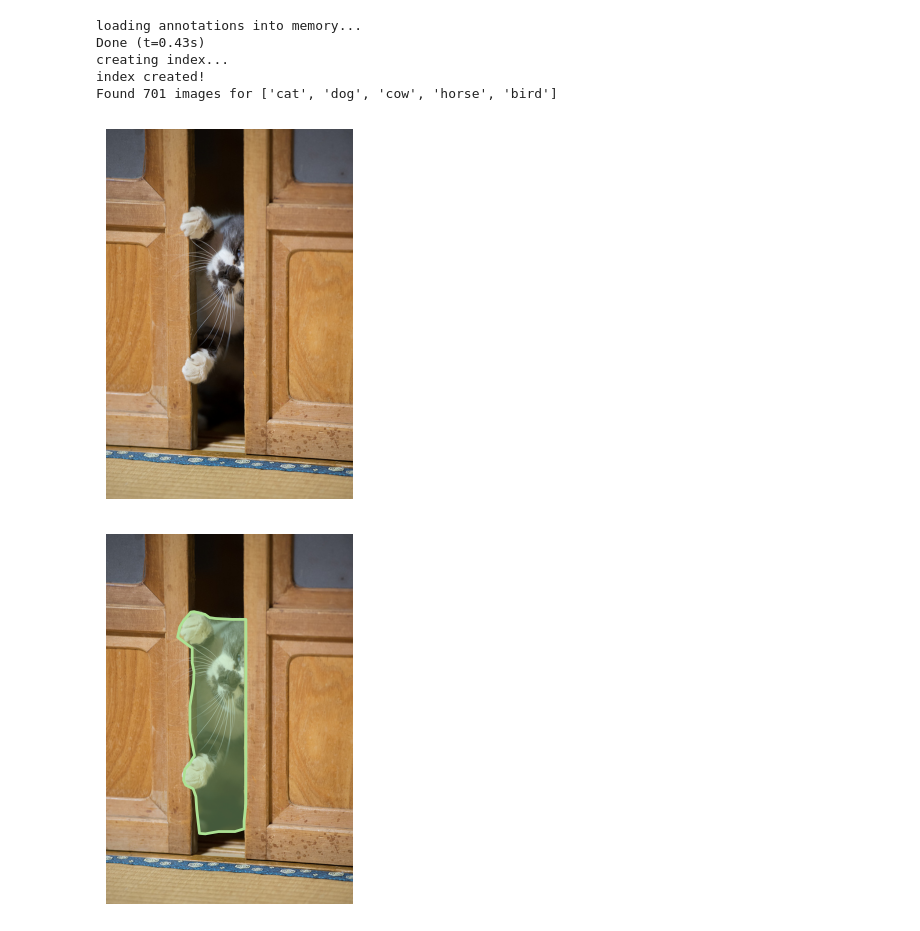
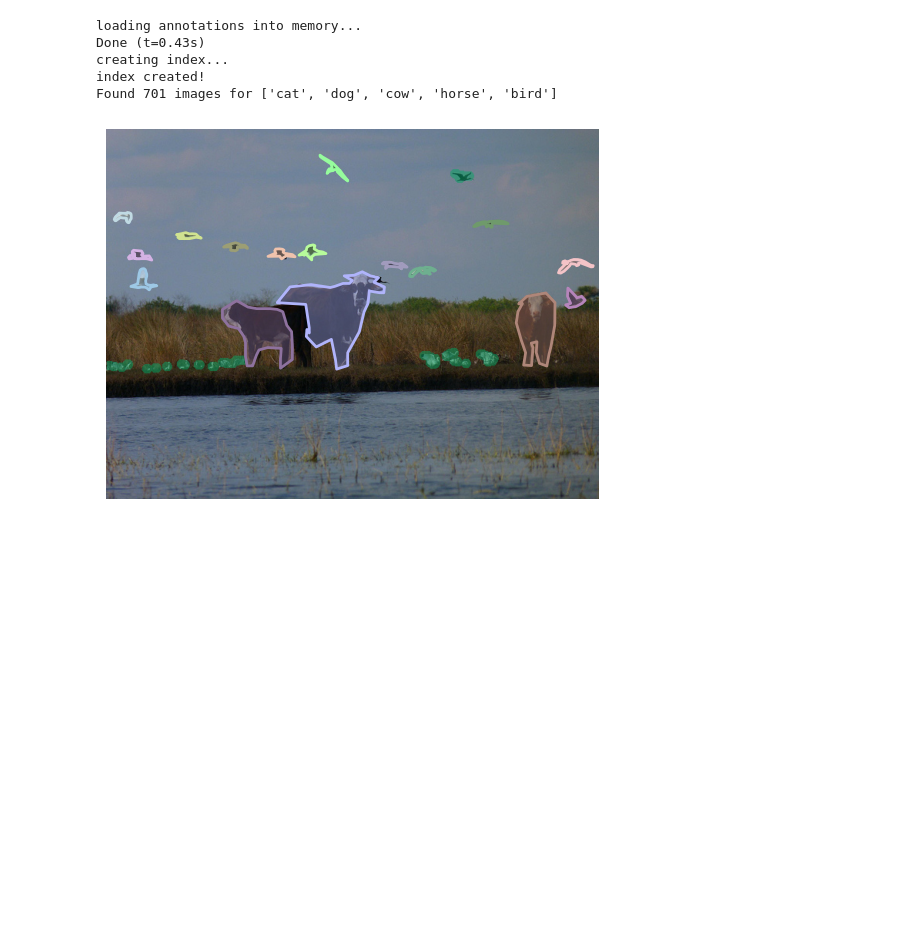
Before and after one commit to yasasawij/CS445-Project, a Jupyter notebook: main.ipynb, the cells around one changed output. Drawn from its saved outputs; the diff is of its cells as text; code cells hidden in the pictures; blank space fills up the shorter version.

```diff
--- a/main.ipynb
+++ b/main.ipynb
@@ -61,17 +63,18 @@ def download_coco_images(coco, imgIds, save_dir):
 # %%
-def display_random_image(coco, image_ids, category_ids):
-    img = coco.loadImgs(image_ids[np.random.randint(0,len(image_ids))])[0]
+def display_image(img):
     I = io.imread(img['coco_url'])
     plt.axis('off')
     plt.imshow(I)
     plt.show()
 
+def display_bounded_image(coco, img, category_ids):
+    I = io.imread(img['coco_url'])
     plt.imshow(I); plt.axis('off')
     annIds = coco.getAnnIds(imgIds=img['id'], catIds=category_ids, iscrowd=None)
     anns = coco.loadAnns(annIds)
     coco.showAnns(anns)
 # %%
-category_ids, image_ids, coco = create_coco(annotation_dir, val_data_name, relevant_categories)
+val_category_ids, val_image_ids, val_coco = create_coco(annotation_dir, val_data_name, relevant_categories)
 # %% [output]
 loading annotations into memory...
 Done (t=0.43s)
@@ -81,6 +87,6 @@ Found 701 images for ['cat', 'dog', 'cow', 'horse', 'bird']
 # %%
-display_random_image(coco, image_ids, category_ids)
+img = val_coco.loadImgs(val_image_ids[np.random.randint(0,len(val_image_ids))])[0]
+display_bounded_image(val_coco, img, val_category_ids)
 # %% [output]
-[figure, old version]
+[figure, new version]
-[figure, removed]
 # %%
```
Also changed, not shown: parts of 3 cells of this notebook.
